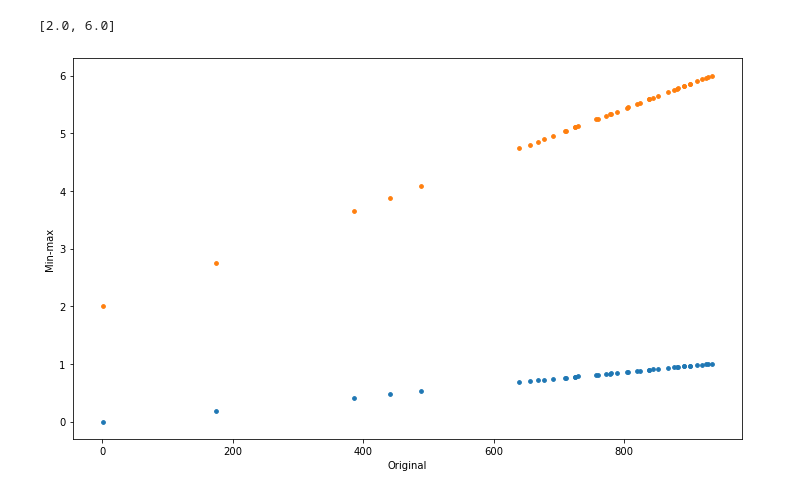
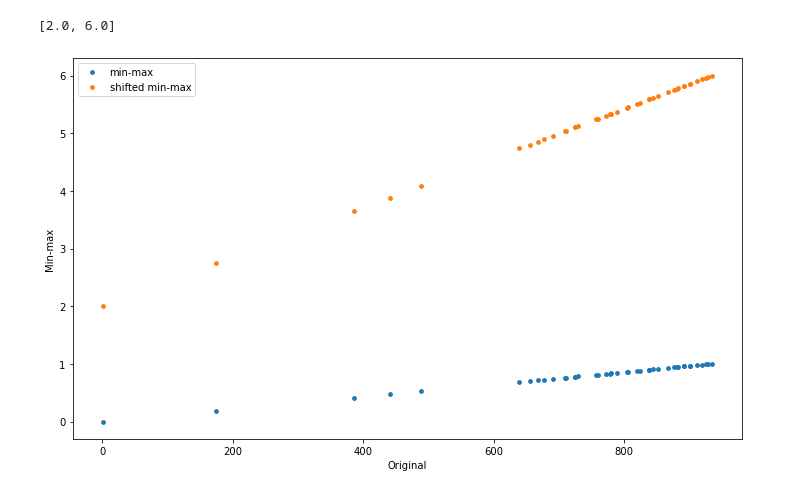
Before and after one commit to bocheng24/statisticsforpy, a Jupyter notebook: Data Normalization and Outliers/min-max.ipynb, the cells around one changed output. Drawn from its saved outputs; the diff is of its cells as text; code cells hidden in the pictures.

```diff
--- a/Data Normalization and Outliers/min-max.ipynb
+++ b/Data Normalization and Outliers/min-max.ipynb
@@ -45,10 +45,11 @@ data_shift = data_scale * (newMax - newMin) + newMin
 [2.0, 6.0]
 # %%
 plt.figure(figsize = (12, 7))
-plt.plot(data, data_scale, '.', markersize = 7.5)
-plt.plot(data, data_shift, '.', markersize = 7.5)
+plt.plot(data, data_scale, '.', markersize = 7.5, label = 'min-max')
+plt.plot(data, data_shift, '.', markersize = 7.5, label = 'shifted min-max')
 plt.xlabel('Original')
 plt.ylabel('Min-max')
+plt.legend()
 plt.show()
 # %% [output]
-[figure, old version]
+[figure, new version]
```
Also changed, not shown: 1 other file.
